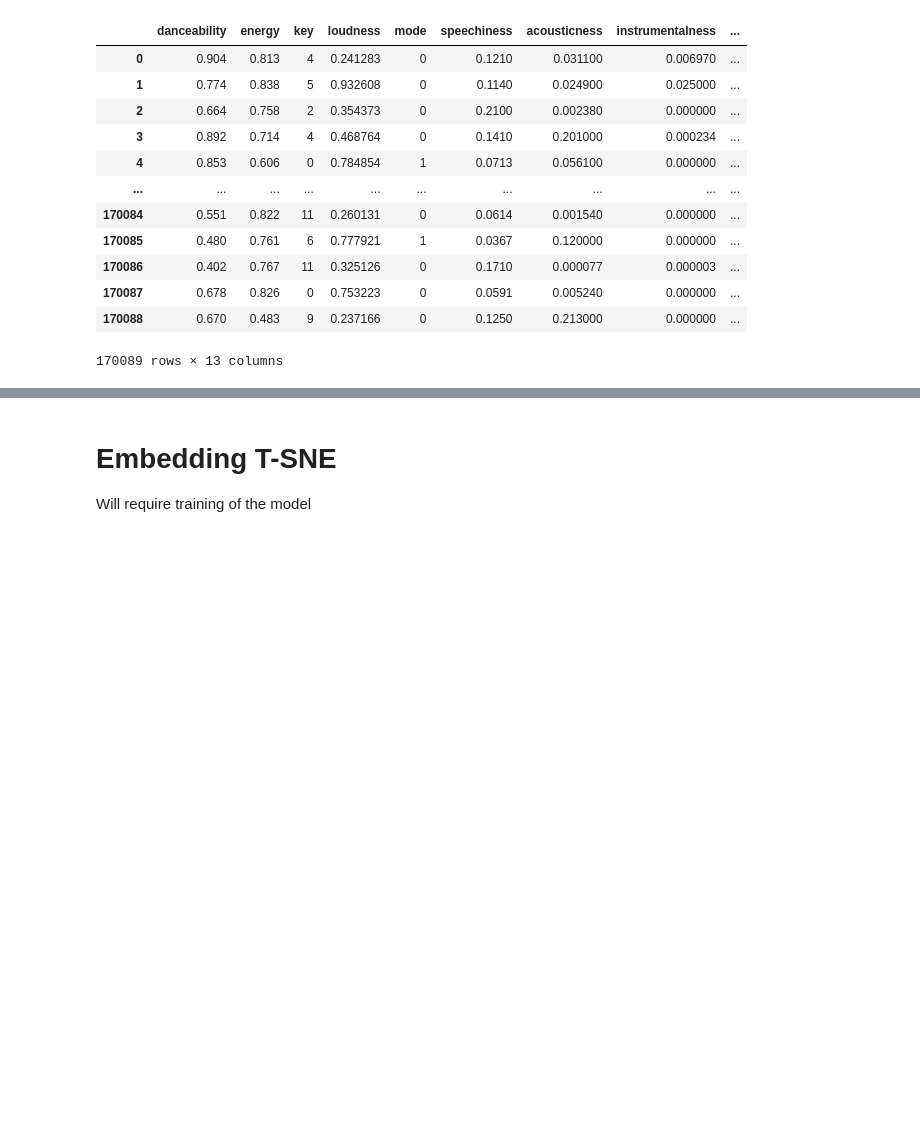
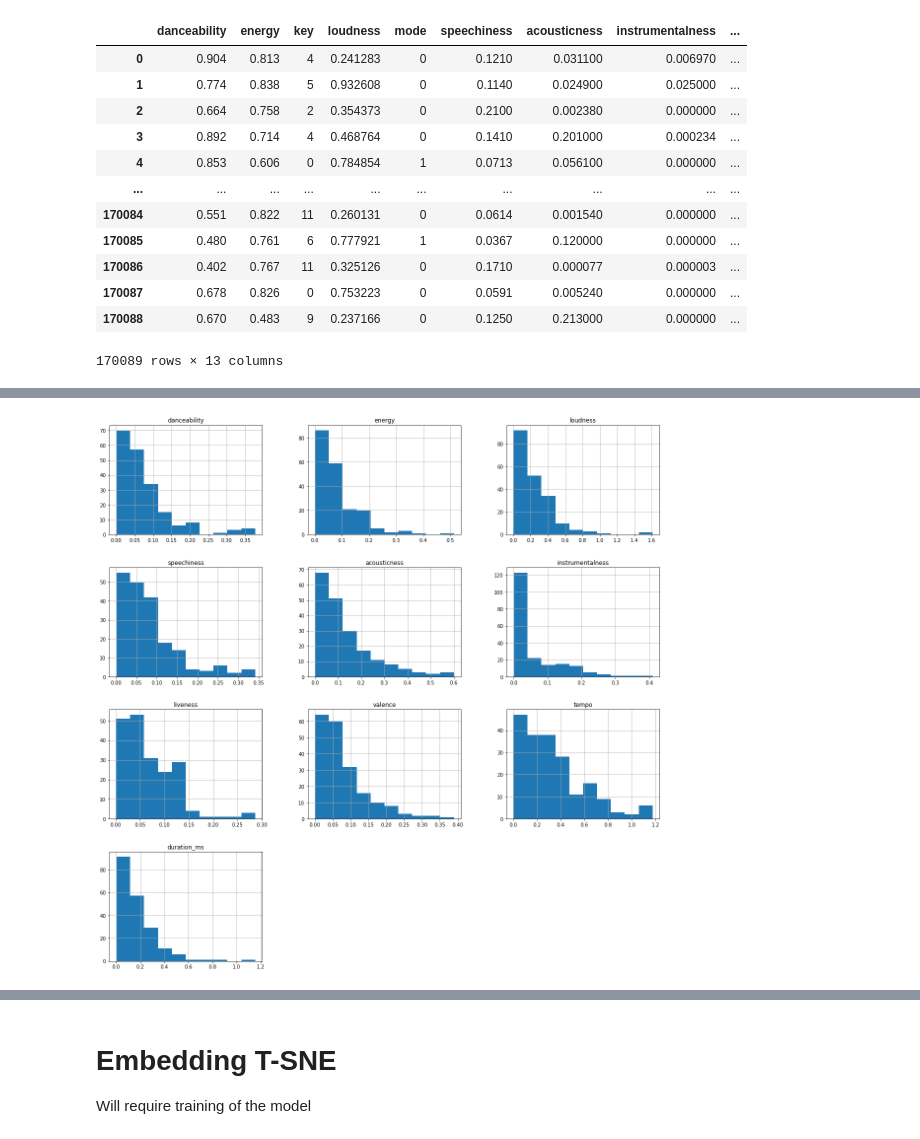
Before and after one commit to shonepatil/GNN-Spotify-Recommender-Project, a Jupyter notebook: src/analysis/recommender_analysis.ipynb, the cells around one changed output, grey strips where cells are left out. Drawn from its saved outputs; the diff is of its cells as text; code cells hidden in the pictures; blank space fills up the shorter version.

```diff
--- a/src/analysis/recommender_analysis.ipynb
+++ b/src/analysis/recommender_analysis.ipynb
@@ -184,0 +221,6 @@ plt.savefig('var_differences.jpg')
+# %%
+# Plots the differences for each feature_dif
+pd.DataFrame(differences_feat_difs).hist(figsize=(20,20))
+plt.savefig('feat_difs_differences.jpg')
+# %% [output]
+[figure, added]
```
Also changed, not shown: parts of 15 cells of this notebook, 9 other files.
